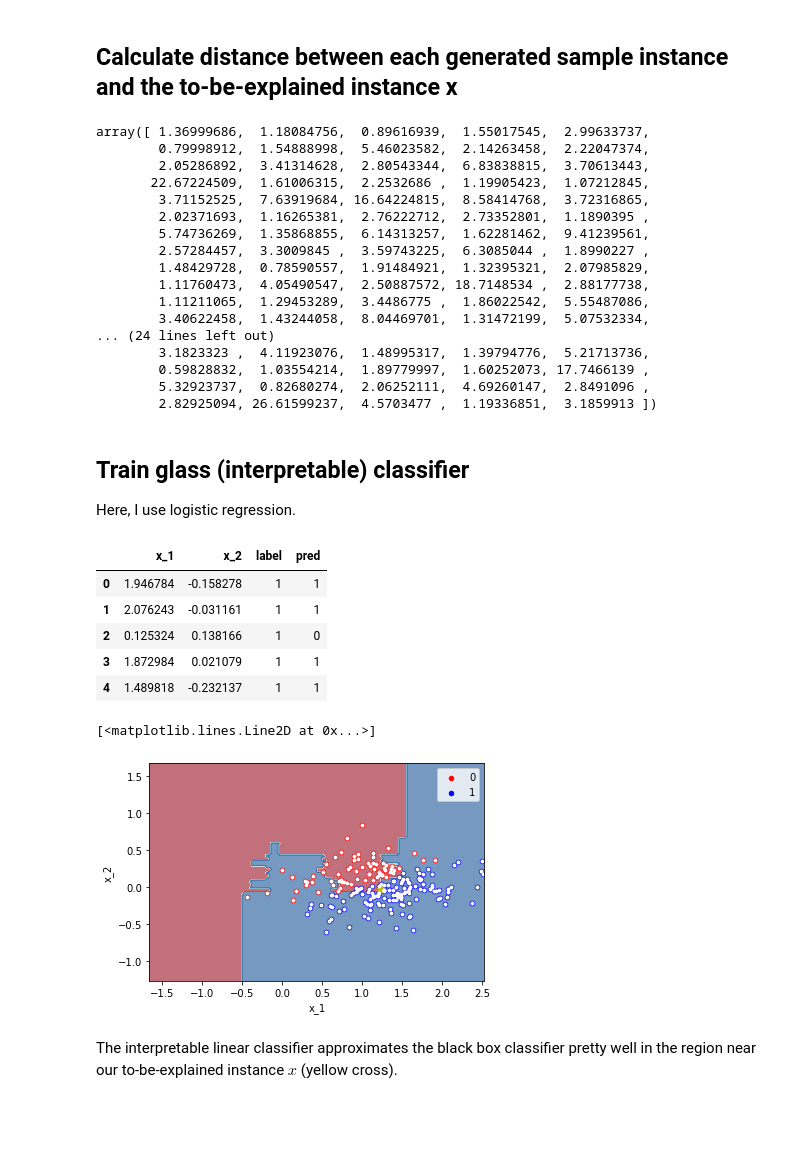
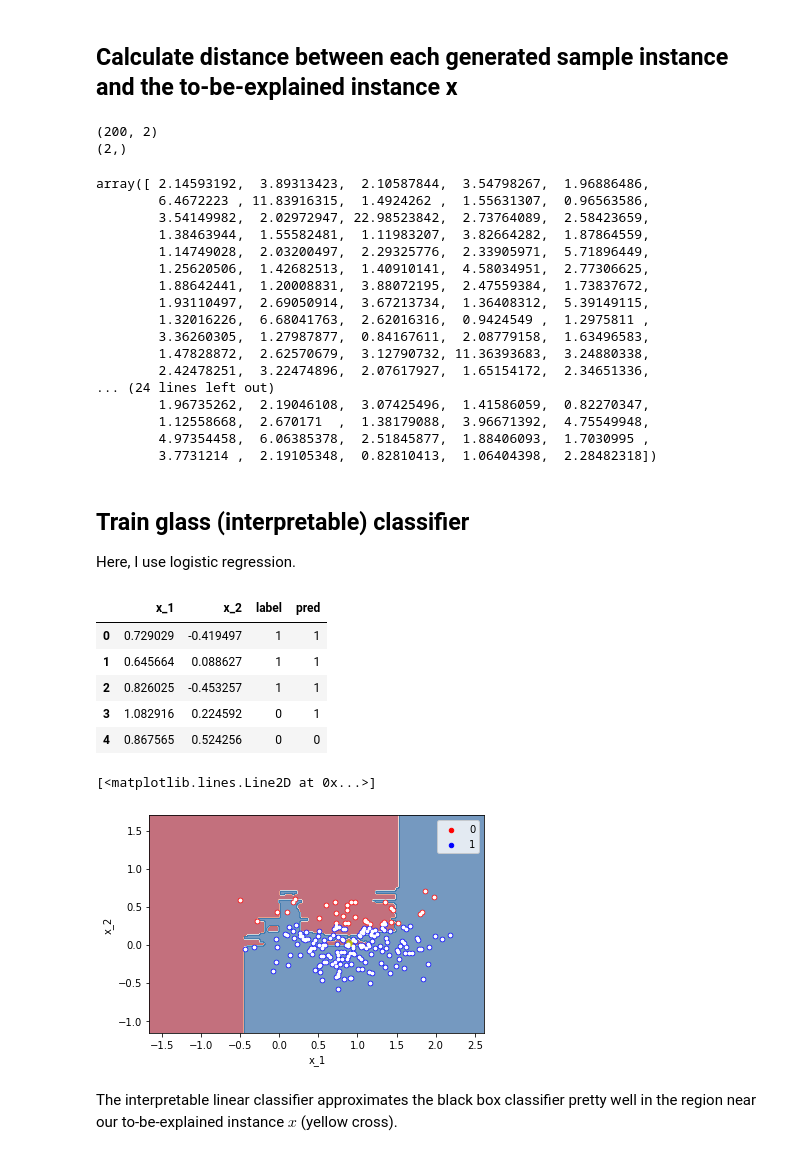
Before and after one commit to ngandlau/fun, a Jupyter notebook: understanding-lime.ipynb, the cells around one changed output. Saved outputs shown, nothing was run; the diff lists cells and outputs as text; code cells hidden in the pictures; blank space fills up the shorter version.

Commit message:
Train glass classifier on discretized data

```diff
--- a/understanding-lime.ipynb
+++ b/understanding-lime.ipynb
@@ -205,34 +212,38 @@ y_glass = preds_samples
 # %%
 import scipy
 def euclidean_dist(X, x):
+    print(X.shape)
+    print(x.shape)
     distances = scipy.spatial.distance.cdist(
-        XA=X_x,
+        XA=X,
         XB=x.reshape(1, -1),
         metric="euclidean"
     )
     return distances.reshape(-1)
 # %%
-dists = euclidean_dist(X_x, x)
+dists = euclidean_dist(Z, x)
 similarities = 1/dists
 similarities
 # %% [output]
-array([ 1.36999686,  1.18084756,  0.89616939,  1.55017545,  2.99633737,
-        0.79998912,  1.54888998,  5.46023582,  2.14263458,  2.22047374,
-        2.05286892,  3.41314628,  2.80543344,  6.83838815,  3.70613443,
-       22.67224509,  1.61006315,  2.2532686 ,  1.19905423,  1.07212845,
-        3.71152525,  7.63919684, 16.64224815,  8.58414768,  3.72316865,
-        2.02371693,  1.16265381,  2.76222712,  2.73352801,  1.1890395 ,
-        5.74736269,  1.35868855,  6.14313257,  1.62281462,  9.41239561,
-        2.57284457,  3.3009845 ,  3.59743225,  6.3085044 ,  1.8990227 ,
-        1.48429728,  0.78590557,  1.91484921,  1.32395321,  2.07985829,
-        1.11760473,  4.05490547,  2.50887572, 18.7148534 ,  2.88177738,
-        1.11211065,  1.29453289,  3.4486775 ,  1.86022542,  5.55487086,
-        3.40622458,  1.43244058,  8.04469701,  1.31472199,  5.07532334,
-... (24 lines left out)
-        3.1823323 ,  4.11923076,  1.48995317,  1.39794776,  5.21713736,
-        0.59828832,  1.03554214,  1.89779997,  1.60252073, 17.7466139 ,
-        5.32923737,  0.82680274,  2.06252111,  4.69260147,  2.8491096 ,
-        2.82925094, 26.61599237,  4.5703477 ,  1.19336851,  3.1859913 ])
+(200, 2)
+(2,)
+array([ 2.14593192,  3.89313423,  2.10587844,  3.54798267,  1.96886486,
+        6.4672223 , 11.83916315,  1.4924262 ,  1.55631307,  0.96563586,
+        3.54149982,  2.02972947, 22.98523842,  2.73764089,  2.58423659,
+        1.38463944,  1.55582481,  1.11983207,  3.82664282,  1.87864559,
+        1.14749028,  2.03200497,  2.29325776,  2.33905971,  5.71896449,
+        1.25620506,  1.42682513,  1.40910141,  4.58034951,  2.77306625,
+        1.88642441,  1.20008831,  3.88072195,  2.47559384,  1.73837672,
+        1.93110497,  2.69050914,  3.67213734,  1.36408312,  5.39149115,
+        1.32016226,  6.68041763,  2.62016316,  0.9424549 ,  1.2975811 ,
+        3.36260305,  1.27987877,  0.84167611,  2.08779158,  1.63496583,
+        1.47828872,  2.62570679,  3.12790732, 11.36393683,  3.24880338,
+        2.42478251,  3.22474896,  2.07617927,  1.65154172,  2.34651336,
+... (24 lines left out)
+        1.96735262,  2.19046108,  3.07425496,  1.41586059,  0.82270347,
+        1.12558668,  2.670171  ,  1.38179088,  3.96671392,  4.75549948,
+        4.97354458,  6.06385378,  2.51845877,  1.88406093,  1.7030995 ,
+        3.7731214 ,  2.19105348,  0.82810413,  1.06404398,  2.28482318])
 # %% [markdown]
 ## Train glass (interpretable) classifier
 
@@ -242,30 +253,29 @@ from sklearn.linear_model import LogisticRegression
 
 glass_clf = LogisticRegression()
 glass_clf.fit(X_glass, y_glass, sample_weight=similarities)
-
-glass_clf_preds = glass_clf.predict(X_x)
+glass_clf_preds = glass_clf.predict(X_glass)
 # %%
-data_plt = pd.DataFrame(dict(x_1=X_glass[:, 0], x_2=X_glass[:, 1], label=y_glass, pred=glass_clf_preds))
+data_plt = pd.DataFrame(dict(x_1=Z[:, 0], x_2=Z[:, 1], label=y_glass, pred=glass_clf_preds))
 data_plt.head()
 # %% [output]
 |  | x_1 | x_2 | label | pred |
-| 0 | 1.946784 | -0.158278 | 1 | 1 |
-| 1 | 2.076243 | -0.031161 | 1 | 1 |
-| 2 | 0.125324 | 0.138166 | 1 | 0 |
-| 3 | 1.872984 | 0.021079 | 1 | 1 |
-| 4 | 1.489818 | -0.232137 | 1 | 1 |
+| 0 | 0.729029 | -0.419497 | 1 | 1 |
+| 1 | 0.645664 | 0.088627 | 1 | 1 |
+| 2 | 0.826025 | -0.453257 | 1 | 1 |
+| 3 | 1.082916 | 0.224592 | 0 | 1 |
+| 4 | 0.867565 | 0.524256 | 0 | 0 |
 # %%
 colors = {0: "red", 1: "blue"}
 fig, ax = plt.subplots()
-ax.contourf(xx, yy, Z, cmap=plt.cm.RdBu, alpha=0.6)
+ax.contourf(xx, yy, predsGrid, cmap=plt.cm.RdBu, alpha=0.6)
 ax.plot(x[0], x[1], "yX")
 grouped = data_plt.groupby("pred")
 for key, group in grouped:
     group.plot(ax=ax, kind="scatter", x="x_1", y="x_2", label=key, color=colors[key])
 plt.plot(data_plt.x_1, data_plt.x_2, "w.")
 # %% [output]
 [<matplotlib.lines.Line2D at 0x...>]
-[figure, old version]
+[figure, new version]
 # %% [markdown]
 The interpretable linear classifier approximates the black box classifier pretty well in the region near our to-be-explained instance $x$ (yellow cross).
 # %% [markdown]
```
Also changed, not shown: parts of 26 cells of this notebook.
